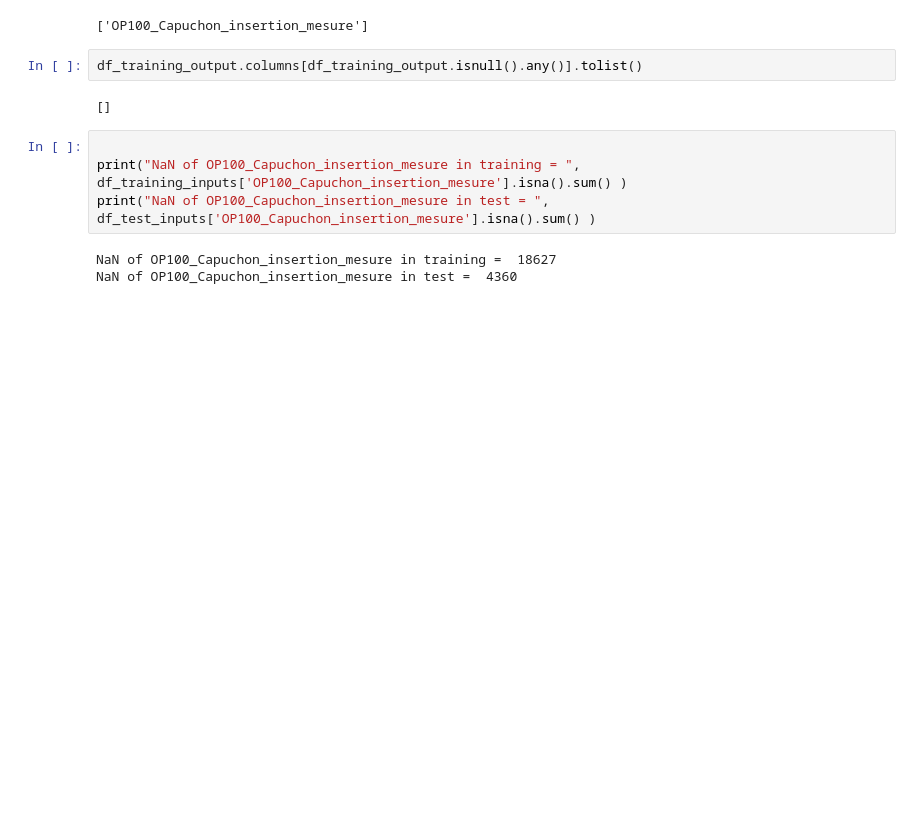
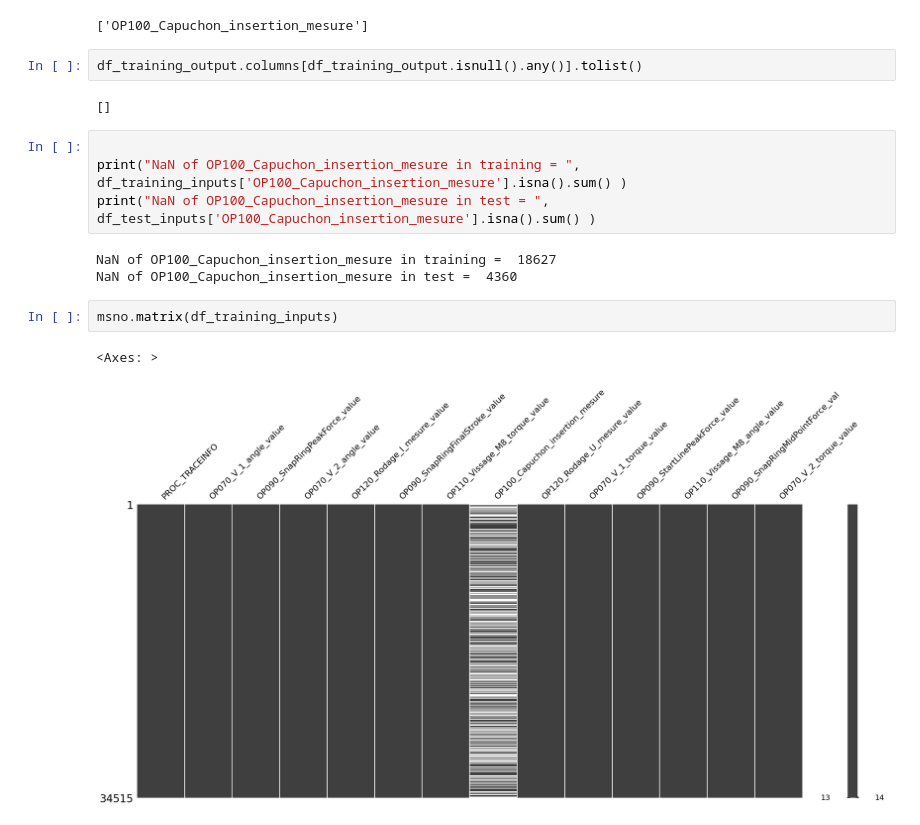
Before and after one commit to TonioHathos/AI_Valeo, a Jupyter notebook: Preprocessing_dataset_antoine.ipynb, the cells around one changed output. Cells and saved outputs as stored; diff of their text form; blank space fills up the shorter version.

```diff
--- a/Preprocessing_dataset_antoine.ipynb
+++ b/Preprocessing_dataset_antoine.ipynb
@@ -79,3 +79,8 @@ print("NaN of OP100_Capuchon_insertion_mesure in test = ", df_test_inputs['OP100
 # %% [output]
 NaN of OP100_Capuchon_insertion_mesure in training =  18627
 NaN of OP100_Capuchon_insertion_mesure in test =  4360
+# %%
+msno.matrix(df_training_inputs)
+# %% [output]
+<Axes: >
+[figure, added]
```
Also changed, not shown: parts of 4 cells of this notebook.
